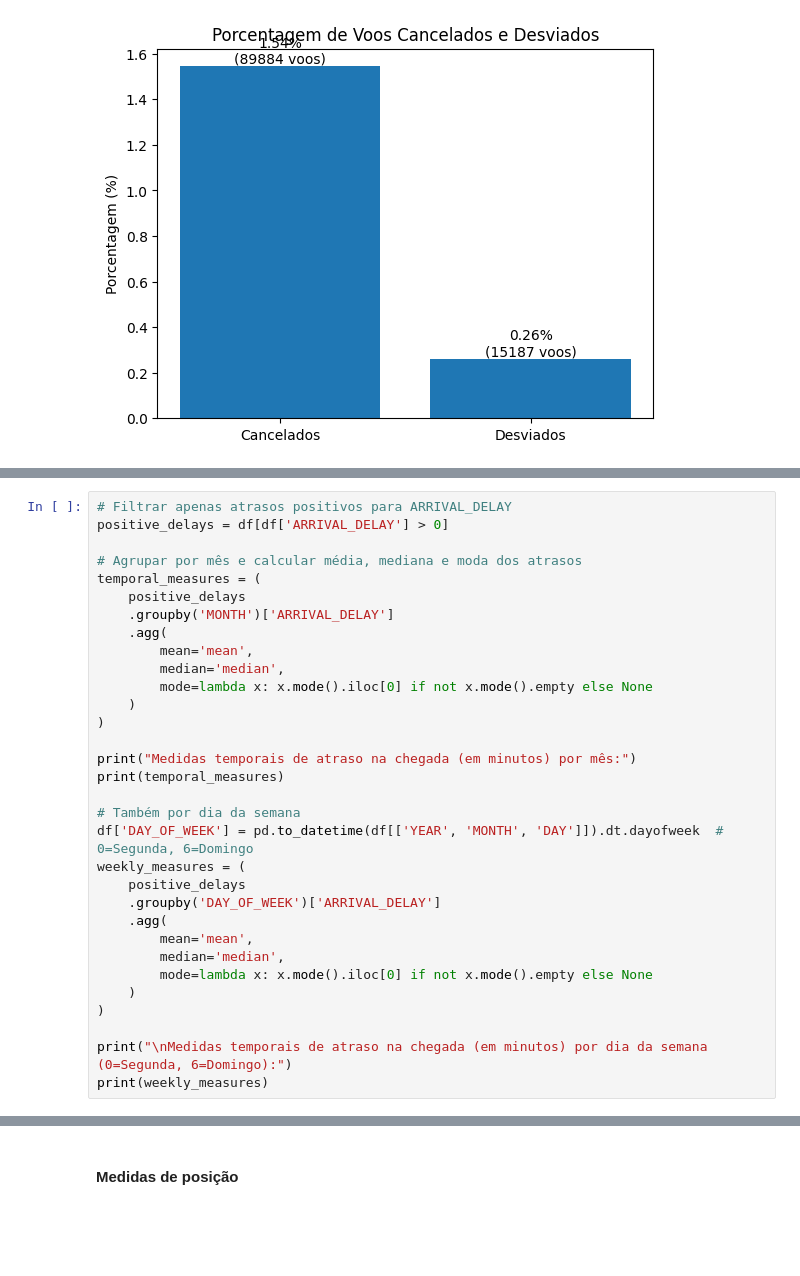
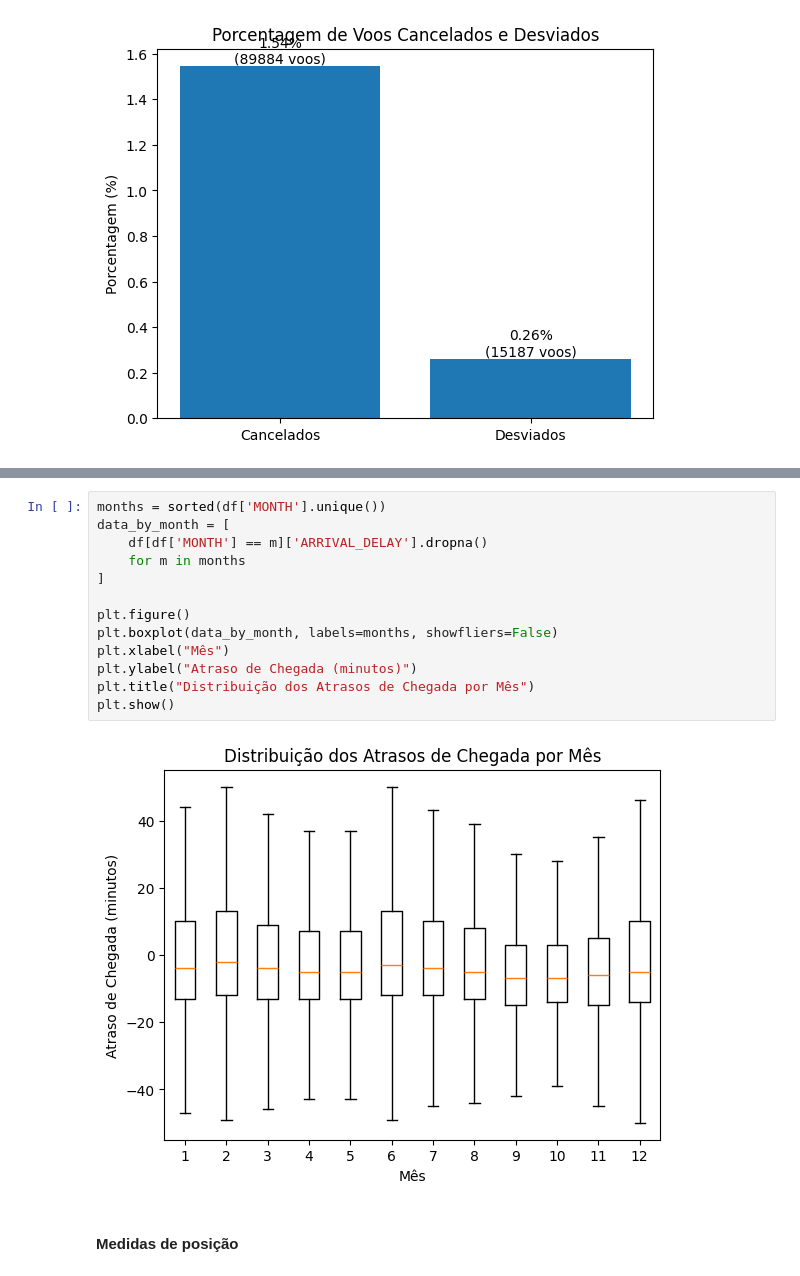
Before and after one commit to anacarolineas/tech-challenge-flights, a Jupyter notebook: analise_atrasos_voos.ipynb, the cells around one changed output, grey strips where cells are left out. Drawn from its saved outputs; the diff is of its cells as text; blank space fills up the shorter version.

```diff
--- a/analise_atrasos_voos.ipynb
+++ b/analise_atrasos_voos.ipynb
@@ -398,32 +369,0 @@ df_diverted[['SCHEDULED_DEPARTURE', 'DEPARTURE_TIME', 'DEPARTURE_DELAY',
-# %%
-# Filtrar apenas atrasos positivos para ARRIVAL_DELAY
-positive_delays = df[df['ARRIVAL_DELAY'] > 0]
-
-# Agrupar por mês e calcular média, mediana e moda dos atrasos
-temporal_measures = (
-    positive_delays
-    .groupby('MONTH')['ARRIVAL_DELAY']
-    .agg(
-        mean='mean',
-        median='median',
-        mode=lambda x: x.mode().iloc[0] if not x.mode().empty else None
-    )
-)
-
-print("Medidas temporais de atraso na chegada (em minutos) por mês:")
-print(temporal_measures)
-
-# Também por dia da semana
-df['DAY_OF_WEEK'] = pd.to_datetime(df[['YEAR', 'MONTH', 'DAY']]).dt.dayofweek  # 0=Segunda, 6=Domingo
-weekly_measures = (
-    positive_delays
-    .groupby('DAY_OF_WEEK')['ARRIVAL_DELAY']
-    .agg(
-        mean='mean',
-        median='median',
-        mode=lambda x: x.mode().iloc[0] if not x.mode().empty else None
-    )
-)
-
-print("\nMedidas temporais de atraso na chegada (em minutos) por dia da semana (0=Segunda, 6=Domingo):")
-print(weekly_measures)
@@ -448,3 +380,18 @@ MONTH
+# %%
+months = sorted(df['MONTH'].unique())
+data_by_month = [
+    df[df['MONTH'] == m]['ARRIVAL_DELAY'].dropna()
+    for m in months
+]
+
+plt.figure()
+plt.boxplot(data_by_month, labels=months, showfliers=False)
+plt.xlabel("Mês")
+plt.ylabel("Atraso de Chegada (minutos)")
+plt.title("Distribuição dos Atrasos de Chegada por Mês")
+plt.show()
+# %% [output]
+[figure, added]
 # %% [markdown]
 #### Medidas de posição
 # %%
```
Also changed, not shown: parts of 46 cells of this notebook, 1 other file.
